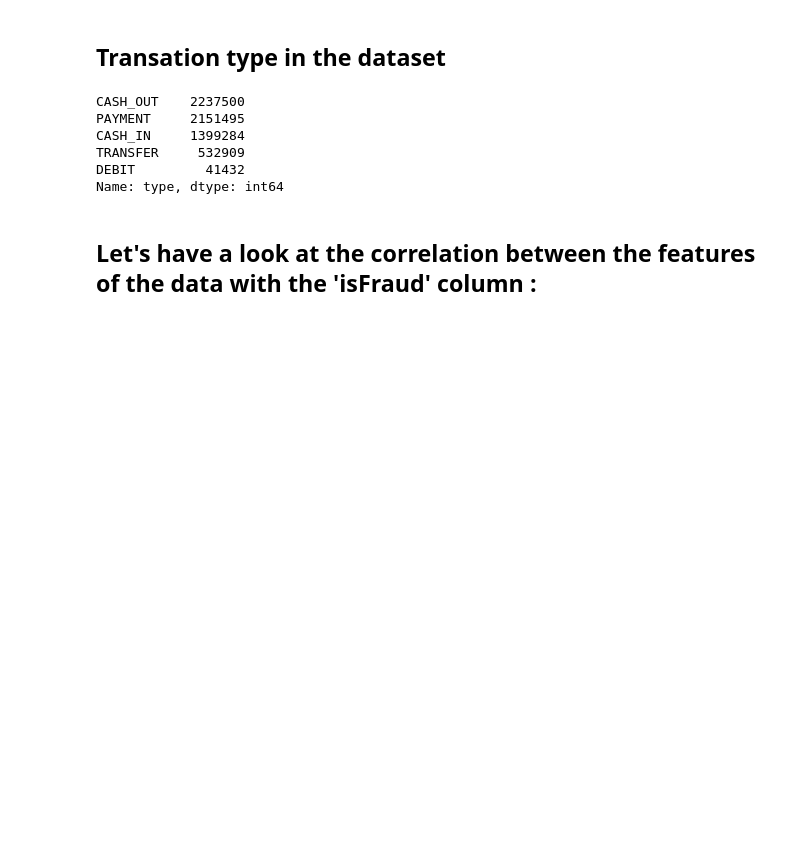
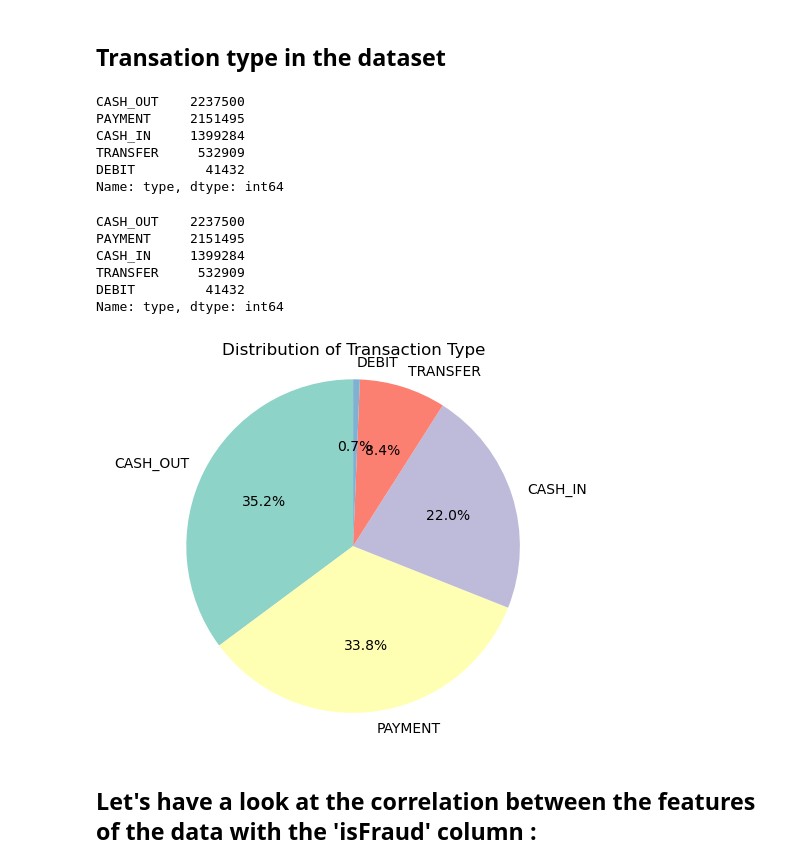
Before and after one commit to saptarshi418/online-payment-fraud-detection, a Jupyter notebook: fraud1.ipynb, the cells around one changed output. Cells and saved outputs as stored; diff of their text form; code cells hidden in the pictures; blank space fills up the shorter version.

```diff
--- a/fraud1.ipynb
+++ b/fraud1.ipynb
@@ -68,16 +68,34 @@ TRANSFER     532909
 DEBIT         41432
 Name: type, dtype: int64
 # %%
-type = data["type"].value_counts()
+# Exploring transaction type
+print(data.type.value_counts())
+
+type = data['type'].value_counts()
+
+# Get the transaction types and their counts as separate arrays
 transactions = type.index
 quantity = type.values
 
-import plotly.express as px
-figure = px.pie(data,
-             values=quantity,
-             names=transactions,color_discrete_sequence=px.colors.sequential.RdBu,
-             title="Distribution of Transaction Type")
-figure.show()
+# Define a list of colors for each slice of the pie chart
+import matplotlib.pyplot as plt
+colors = plt.cm.Set3(range(len(transactions)))
+
+# Create the pie chart
+fig, ax = plt.subplots()
+ax.pie(quantity, labels=transactions, autopct='%1.1f%%', startangle=90, colors=colors)
+ax.axis('equal')
+ax.set_title('Distribution of Transaction Type')
+
+plt.show()
+# %% [output]
+CASH_OUT    2237500
+PAYMENT     2151495
+CASH_IN     1399284
+TRANSFER     532909
+DEBIT         41432
+Name: type, dtype: int64
+[figure, added]
 # %% [markdown]
 ## Let's have a look at the correlation between the features of the data with the 'isFraud' column :
 # %%
```
Also changed, not shown: parts of 1 cell of this notebook.
